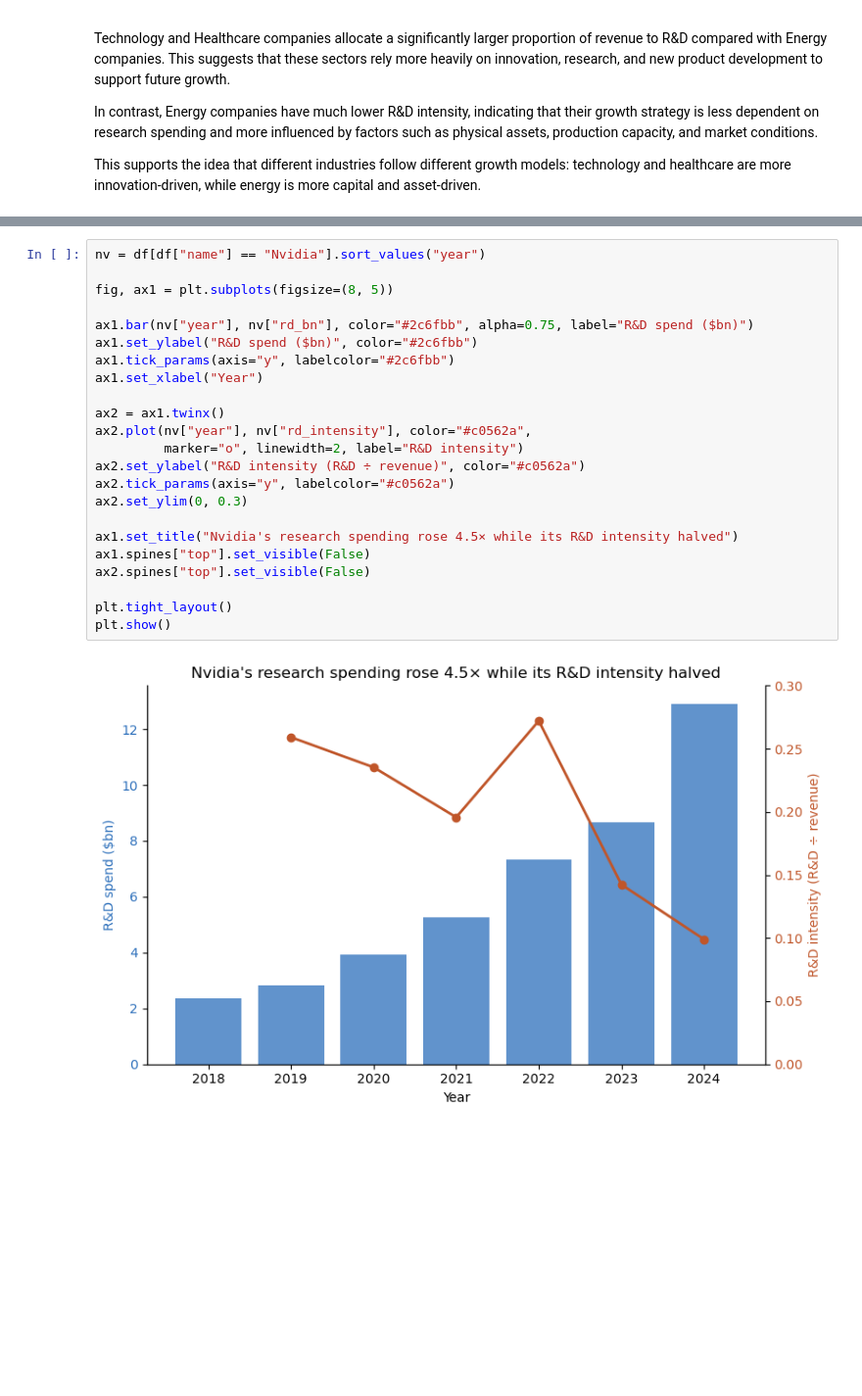
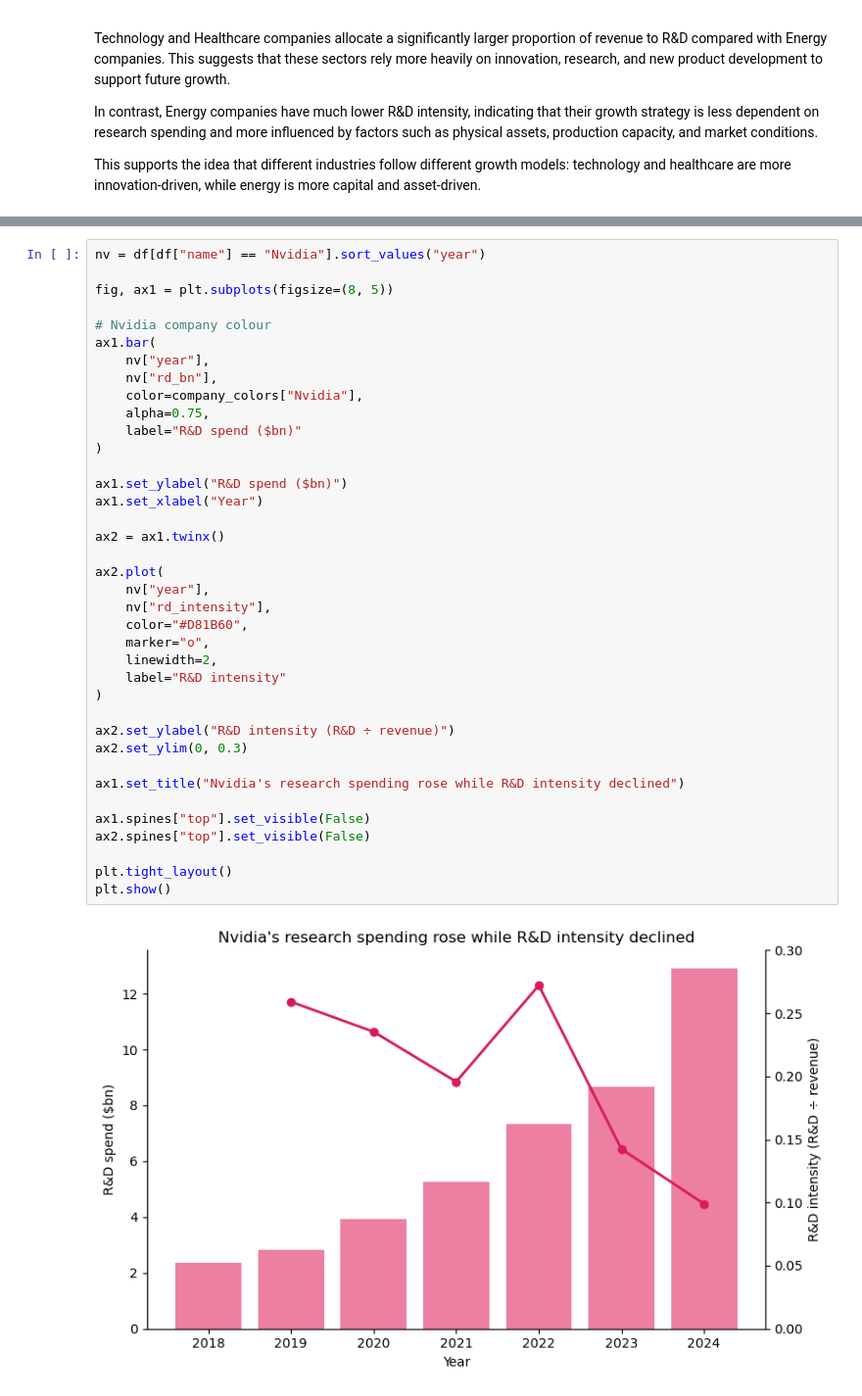
Before and after one commit to silyzch/me204-final-project., a Jupyter notebook: notebooks/NB03-silyzch-Data-Analysis.ipynb, the cells around one changed output, grey strips where cells are left out. Shown at 98% size. Drawn from its saved outputs; the diff is of its cells as text; blank space fills up the shorter version.

```diff
--- a/notebooks/NB03-silyzch-Data-Analysis.ipynb
+++ b/notebooks/NB03-silyzch-Data-Analysis.ipynb
@@ -197,25 +453,40 @@ avg.plot(kind="barh", figsize=(8, 5), color=bar_colours)
 # %%
 nv = df[df["name"] == "Nvidia"].sort_values("year")
 
 fig, ax1 = plt.subplots(figsize=(8, 5))
 
-ax1.bar(nv["year"], nv["rd_bn"], color="#2c6fbb", alpha=0.75, label="R&D spend ($bn)")
-ax1.set_ylabel("R&D spend ($bn)", color="#2c6fbb")
-ax1.tick_params(axis="y", labelcolor="#2c6fbb")
+# Nvidia company colour
+ax1.bar(
+    nv["year"],
+    nv["rd_bn"],
+    color=company_colors["Nvidia"],
+    alpha=0.75,
+    label="R&D spend ($bn)"
+)
+
+ax1.set_ylabel("R&D spend ($bn)")
 ax1.set_xlabel("Year")
 
 ax2 = ax1.twinx()
-ax2.plot(nv["year"], nv["rd_intensity"], color="#c0562a",
-         marker="o", linewidth=2, label="R&D intensity")
-ax2.set_ylabel("R&D intensity (R&D ÷ revenue)", color="#c0562a")
-ax2.tick_params(axis="y", labelcolor="#c0562a")
+
+ax2.plot(
+    nv["year"],
+    nv["rd_intensity"],
+    color="#D81B60",
+    marker="o",
+    linewidth=2,
+    label="R&D intensity"
+)
+
+ax2.set_ylabel("R&D intensity (R&D ÷ revenue)")
 ax2.set_ylim(0, 0.3)
 
-ax1.set_title("Nvidia's research spending rose 4.5× while its R&D intensity halved")
+ax1.set_title("Nvidia's research spending rose while R&D intensity declined")
+
 ax1.spines["top"].set_visible(False)
 ax2.spines["top"].set_visible(False)
 
 plt.tight_layout()
 plt.show()
 # %% [output]
-[figure, old version]
+[figure, new version]
```
Also changed, not shown: parts of 29 cells of this notebook.
